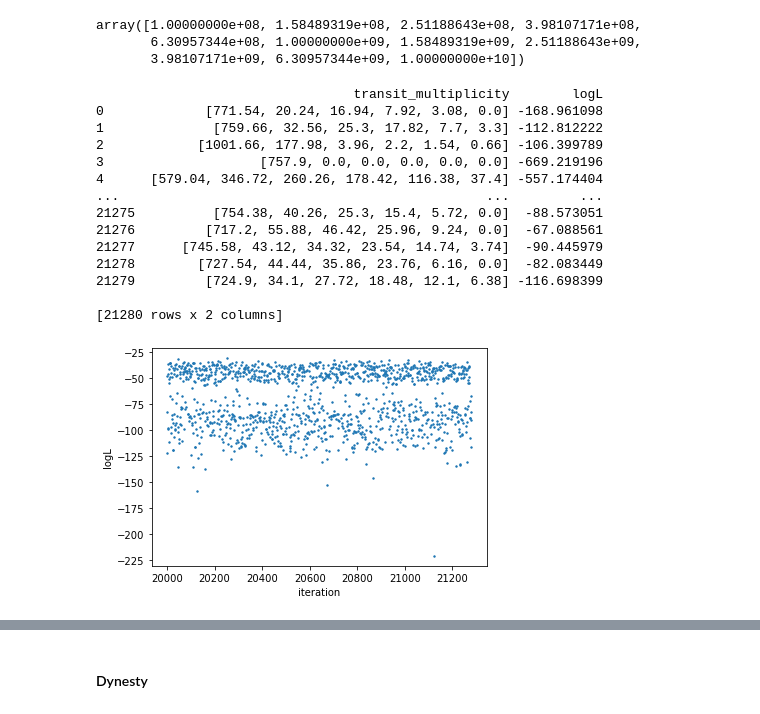
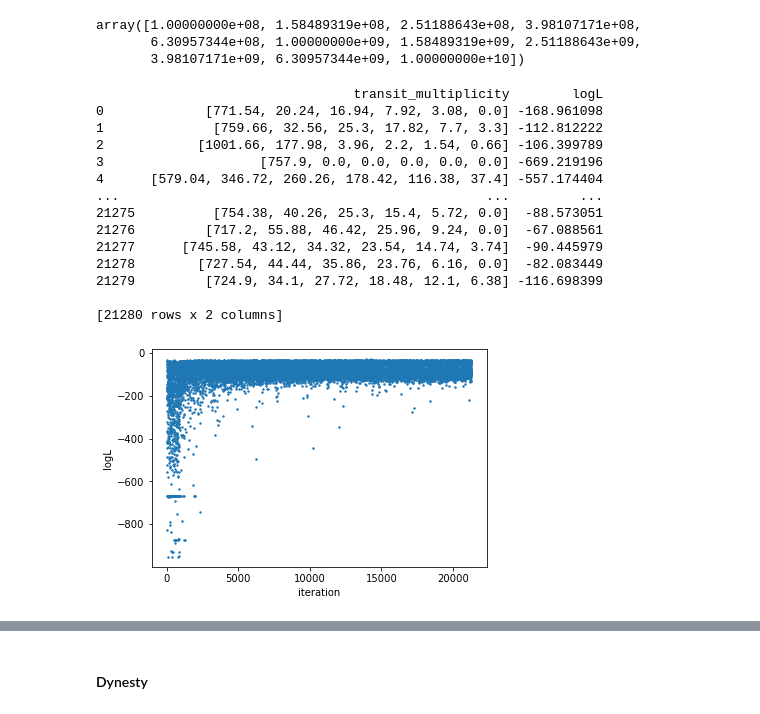
Before and after one commit to exoclam/sculpting, a Jupyter notebook: paper/figures.ipynb, the cells around one changed output, grey strips where cells are left out. Cells and saved outputs as stored; diff of their text form; code cells hidden in the pictures.

```diff
--- a/paper/figures.ipynb
+++ b/paper/figures.ipynb
@@ -335,32 +335,32 @@ def loglike(lam):
         print(lam)
         return np.nan
 
     return np.sum(logL)
 
 tm = pd.read_csv(path+'hipergator/pymultinest_test/transit_multiplicity_pymultinest.txt', sep='\t', names=['transit_multiplicity'])
 tm.transit_multiplicity = tm.transit_multiplicity.str.strip() # remove indentation
 tm.transit_multiplicity = tm.transit_multiplicity.apply(literal_eval)
 tm['logL'] = tm['transit_multiplicity'].apply(func=loglike)
 
 print(tm)
-threshold = 20000
+threshold = 0 #20000
 plt.scatter(np.arange(len(tm))[threshold:], tm.logL[threshold:], s=2)
 plt.ylabel('logL')
 plt.xlabel('iteration')
 plt.show()
 # %% [output]
                                  transit_multiplicity        logL
 0             [771.54, 20.24, 16.94, 7.92, 3.08, 0.0] -168.961098
 1              [759.66, 32.56, 25.3, 17.82, 7.7, 3.3] -112.812222
 2            [1001.66, 177.98, 3.96, 2.2, 1.54, 0.66] -106.399789
 3                    [757.9, 0.0, 0.0, 0.0, 0.0, 0.0] -669.219196
 4      [579.04, 346.72, 260.26, 178.42, 116.38, 37.4] -557.174404
 ...                                               ...         ...
 21275          [754.38, 40.26, 25.3, 15.4, 5.72, 0.0]  -88.573051
 21276         [717.2, 55.88, 46.42, 25.96, 9.24, 0.0]  -67.088561
 21277      [745.58, 43.12, 34.32, 23.54, 14.74, 3.74]  -90.445979
 21278        [727.54, 44.44, 35.86, 23.76, 6.16, 0.0]  -82.083449
 21279         [724.9, 34.1, 27.72, 18.48, 12.1, 6.38] -116.698399
 
 [21280 rows x 2 columns]
-[figure, old version]
+[figure, new version]
```
Also changed, not shown: parts of 2 cells of this notebook, 1 other file.
